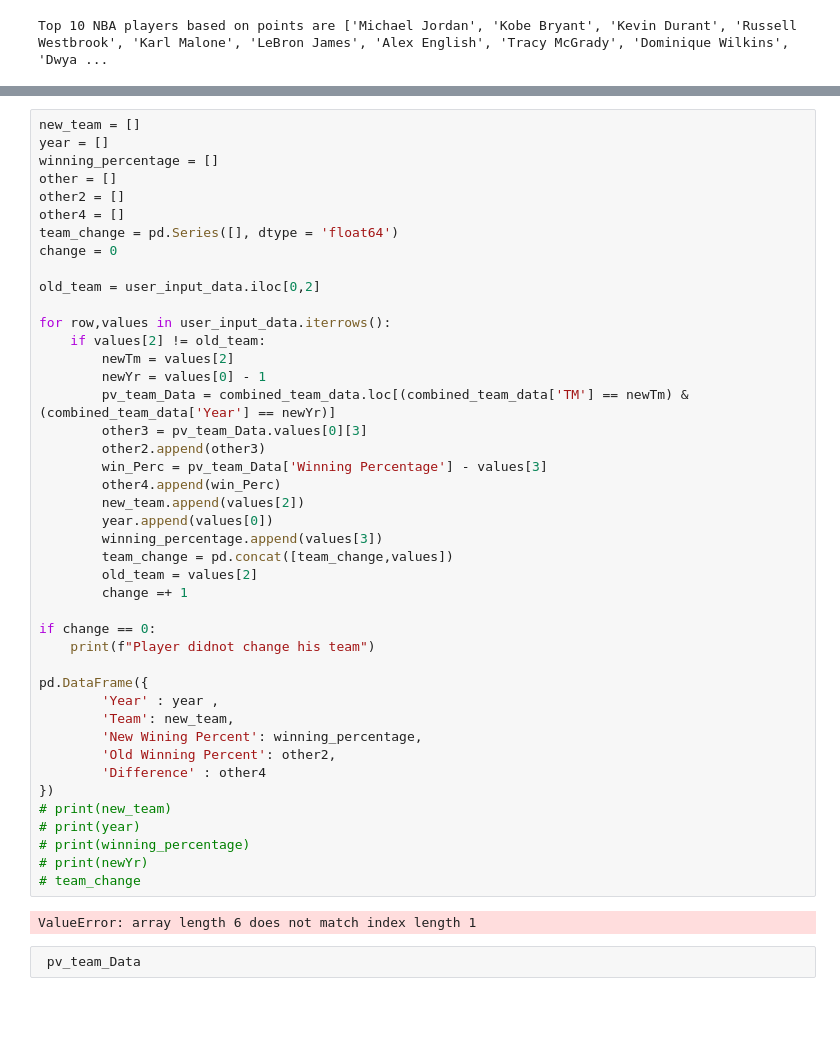
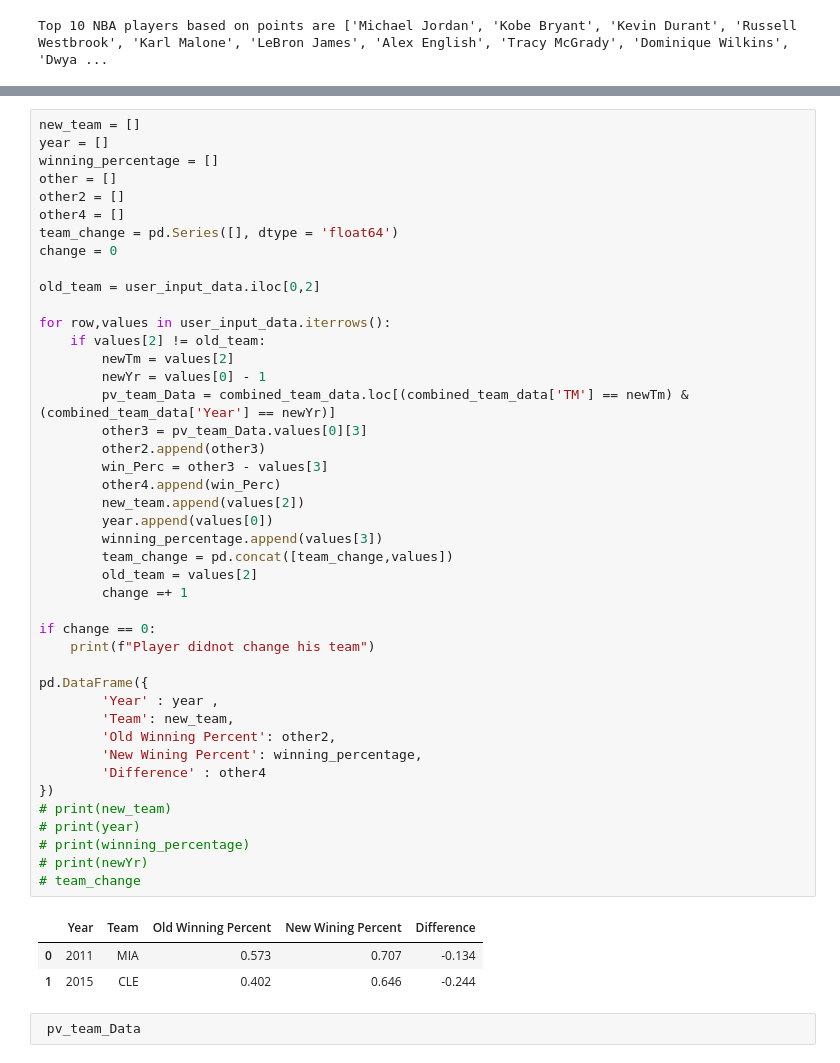
Before and after one commit to Kate-Yayla/Project1-Historical-NBA-Analysis, a Jupyter notebook: NBA Analysis.ipynb, the cells around one changed output, grey strips where cells are left out. Saved outputs shown, nothing was run; the diff lists cells and outputs as text; blank space fills up the shorter version.

```diff
--- a/NBA Analysis.ipynb
+++ b/NBA Analysis.ipynb
@@ -746,36 +744,38 @@ old_team = user_input_data.iloc[0,2]
 for row,values in user_input_data.iterrows():
     if values[2] != old_team:
         newTm = values[2]
         newYr = values[0] - 1
         pv_team_Data = combined_team_data.loc[(combined_team_data['TM'] == newTm) & (combined_team_data['Year'] == newYr)]
         other3 = pv_team_Data.values[0][3]
         other2.append(other3)
-        win_Perc = pv_team_Data['Winning Percentage'] - values[3]
+        win_Perc = other3 - values[3]
         other4.append(win_Perc)
         new_team.append(values[2])
         year.append(values[0])
         winning_percentage.append(values[3])
         team_change = pd.concat([team_change,values])
         old_team = values[2]
         change =+ 1
 
 if change == 0:
     print(f"Player didnot change his team")
 
 pd.DataFrame({
         'Year' : year ,
         'Team': new_team,
+        'Old Winning Percent': other2,
         'New Wining Percent': winning_percentage,
-        'Old Winning Percent': other2,
         'Difference' : other4
 })
 # print(new_team)
 # print(year)
 # print(winning_percentage)
 # print(newYr)
 # team_change
 # %% [output]
-ValueError: array length 6 does not match index length 1
+|  | Year | Team | Old Winning Percent | New Wining Percent | Difference |
+| 0 | 2011 | MIA | 0.573 | 0.707 | -0.134 |
+| 1 | 2015 | CLE | 0.402 | 0.646 | -0.244 |
 # %%
  pv_team_Data
 # %% [output]
```
Also changed, not shown: parts of 5 cells of this notebook.
